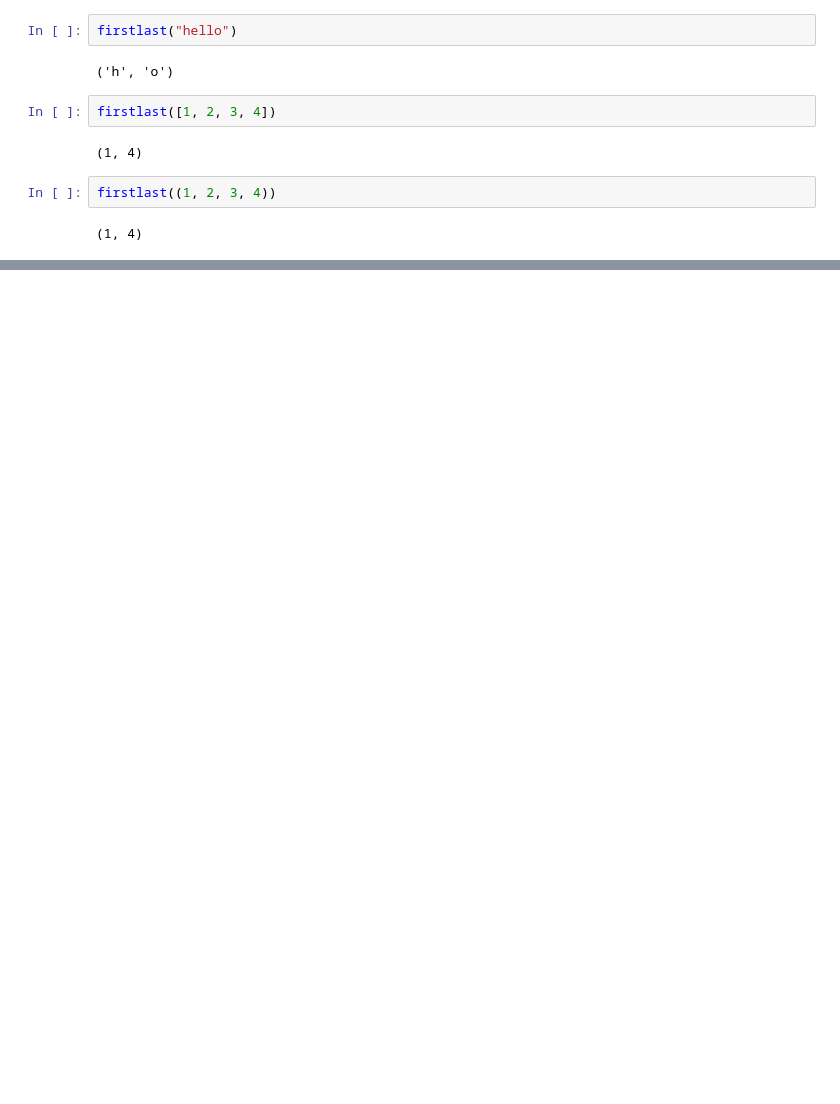
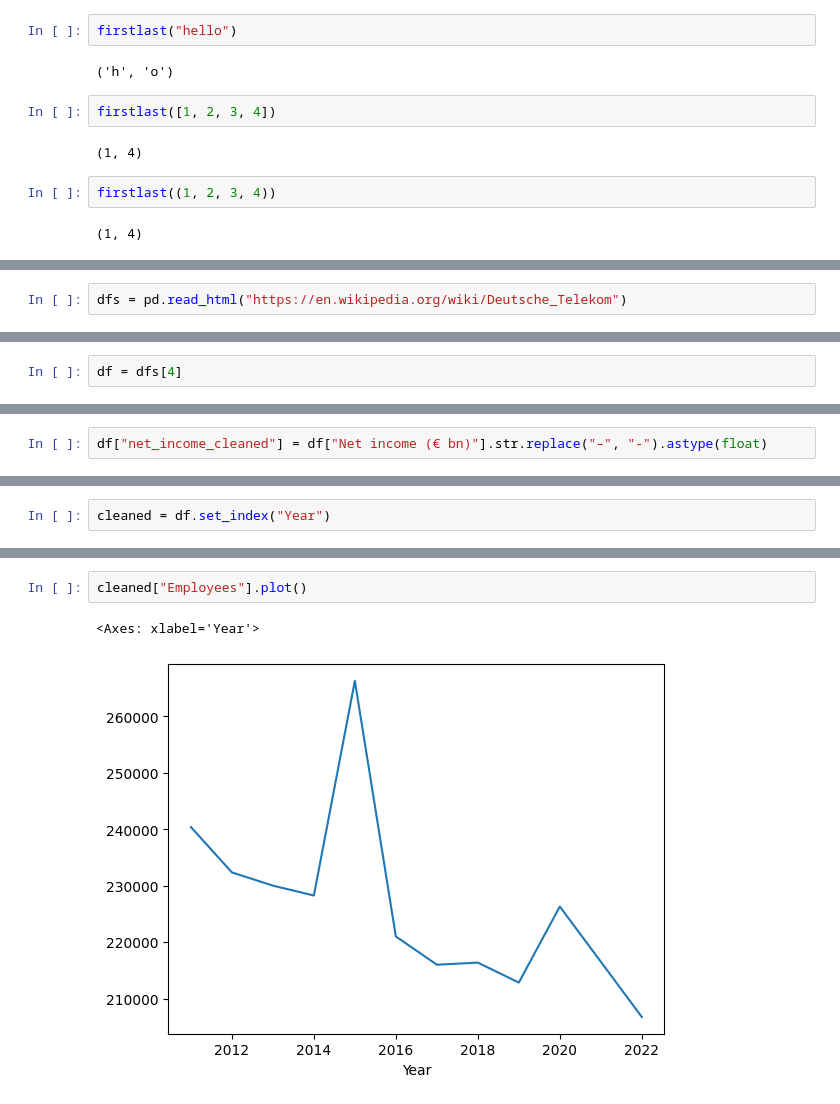
Before and after one commit to miku/pythonpath, a Jupyter notebook: Live/2024-12/sketch2.ipynb, the cells around one changed output, grey strips where cells are left out. Drawn from its saved outputs; the diff is of its cells as text; blank space fills up the shorter version.

```diff
--- a/Live/2024-12/sketch2.ipynb
+++ b/Live/2024-12/sketch2.ipynb
@@ -704,0 +1123,2 @@ firstlast((1, 2, 3, 4))
+# %%
+dfs = pd.read_html("https://en.wikipedia.org/wiki/Deutsche_Telekom")
@@ -704,0 +1129,2 @@ firstlast((1, 2, 3, 4))
+# %%
+df = dfs[4]
@@ -704,0 +1151,2 @@ firstlast((1, 2, 3, 4))
+# %%
+df["net_income_cleaned"] = df["Net income (€ bn)"].str.replace("–", "-").astype(float)
@@ -704,0 +1185,2 @@ firstlast((1, 2, 3, 4))
+# %%
+cleaned = df.set_index("Year")
@@ -704,0 +1204,5 @@ firstlast((1, 2, 3, 4))
+# %%
+cleaned["Employees"].plot()
+# %% [output]
+<Axes: xlabel='Year'>
+[figure, added]
```
Also changed, not shown: parts of 94 cells of this notebook, 7 other files.
